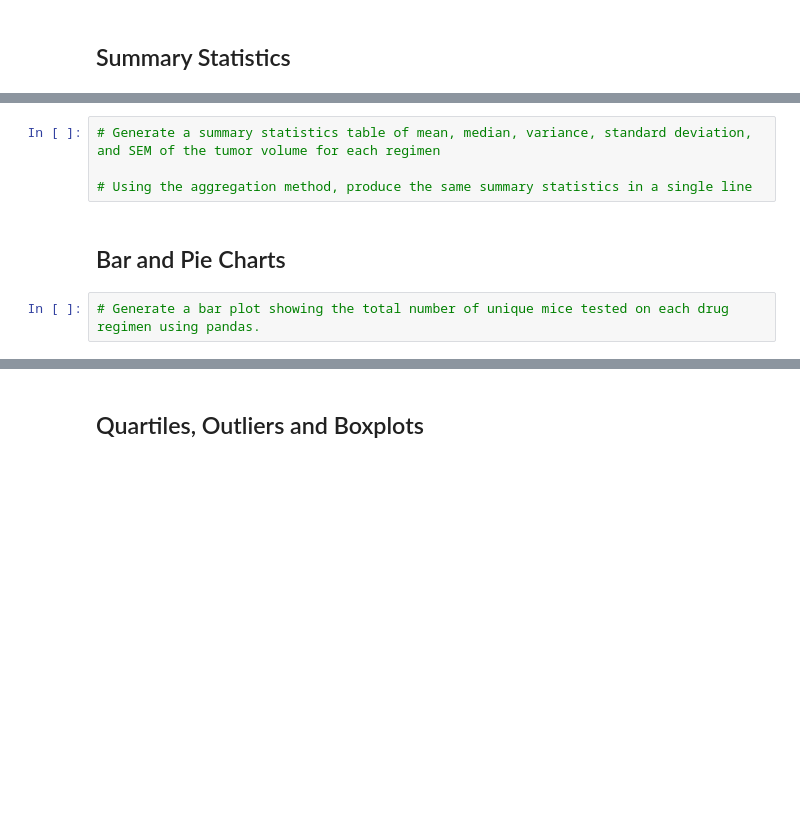
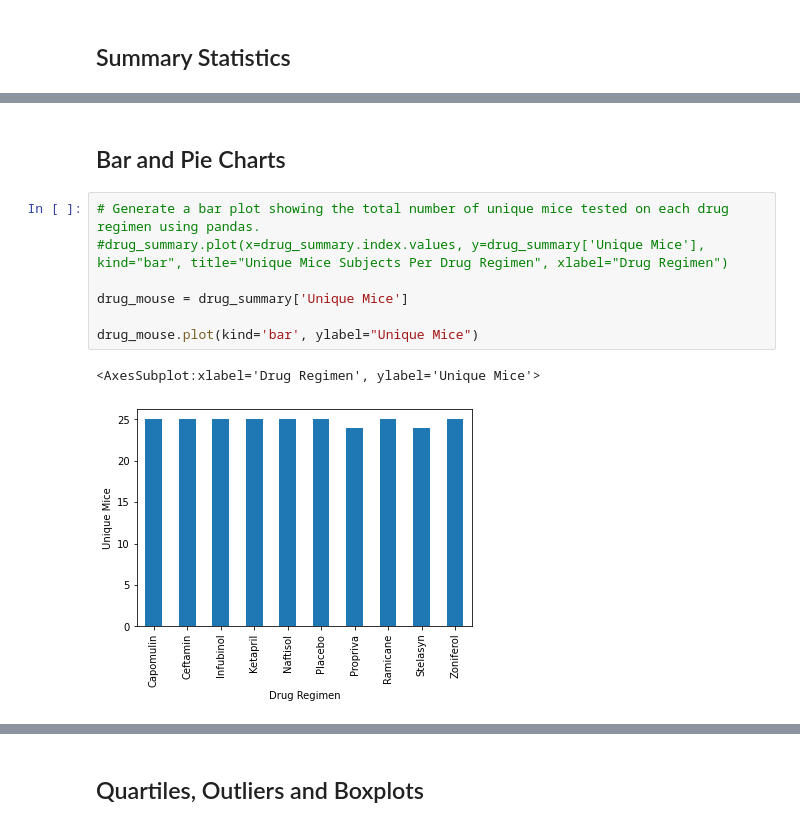
Before and after one commit to wgaechter/WG_MatPlotLib_HW_5, a Jupyter notebook: Pymaceuticals/pymaceuticals.ipynb, the cells around one changed output, grey strips where cells are left out. Cells and saved outputs as stored; diff of their text form; blank space fills up the shorter version.

```diff
--- a/Pymaceuticals/pymaceuticals.ipynb
+++ b/Pymaceuticals/pymaceuticals.ipynb
@@ -113,10 +140,14 @@ drug_summary
-# %%
-# Generate a summary statistics table of mean, median, variance, standard deviation, and SEM of the tumor volume for each regimen
-
-# Using the aggregation method, produce the same summary statistics in a single line
 # %% [markdown]
 ## Bar and Pie Charts
 # %%
 # Generate a bar plot showing the total number of unique mice tested on each drug regimen using pandas.
+#drug_summary.plot(x=drug_summary.index.values, y=drug_summary['Unique Mice'], kind="bar", title="Unique Mice Subjects Per Drug Regimen", xlabel="Drug Regimen")
+
+drug_mouse = drug_summary['Unique Mice']
+
+drug_mouse.plot(kind='bar', ylabel="Unique Mice")
+# %% [output]
+<AxesSubplot:xlabel='Drug Regimen', ylabel='Unique Mice'>
+[figure, added]
 # %%
 # Generate a bar plot showing the total number of unique mice tested on each drug regimen using pyplot.
```
Also changed, not shown: parts of 8 cells of this notebook.
